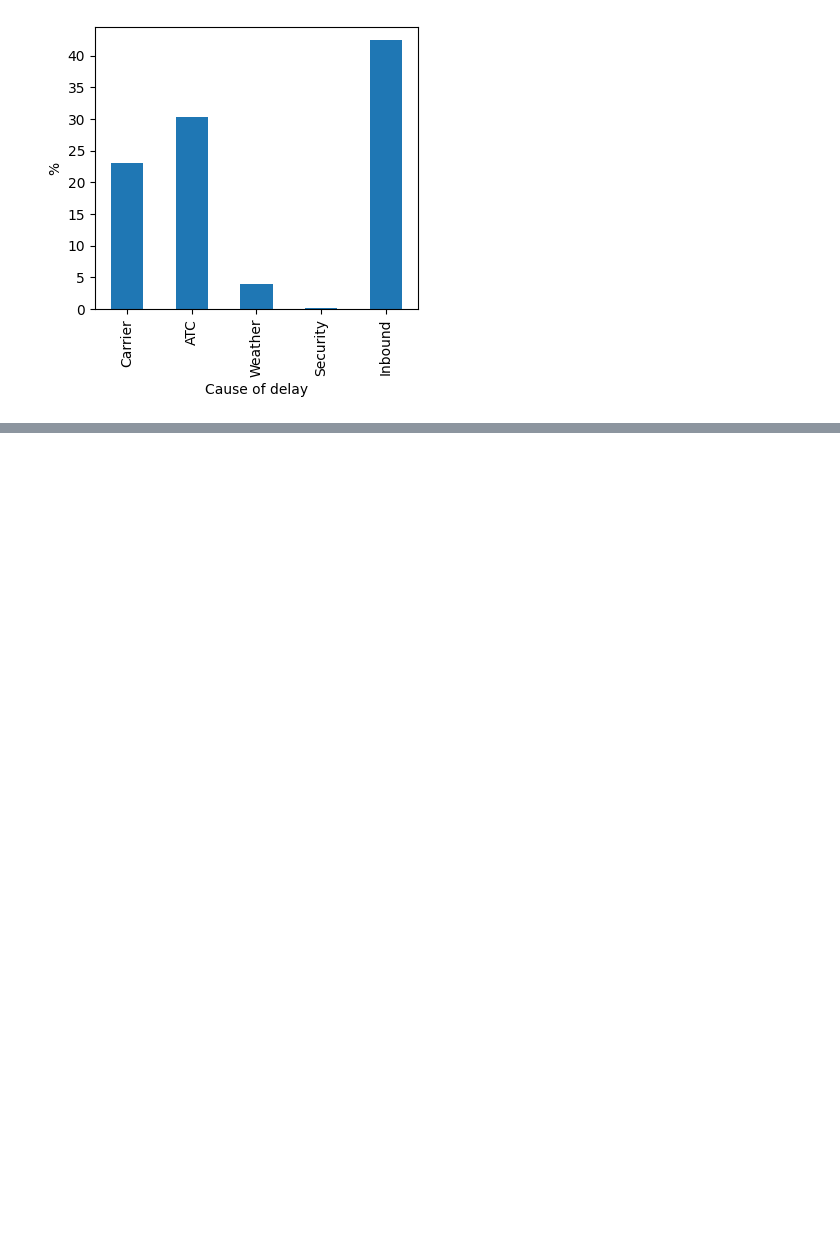
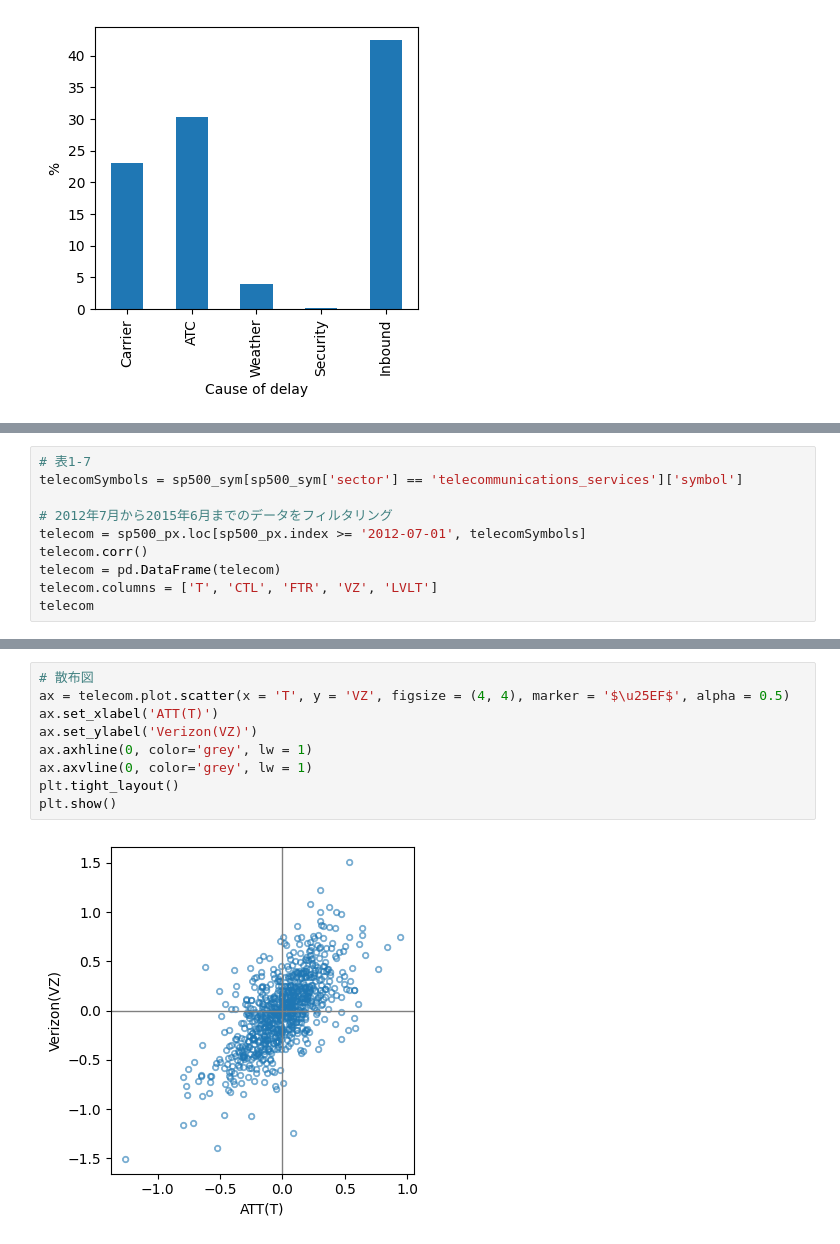
Before and after one commit to yuji-sgs/Practical-Statistics-for-Data-Scientists, a Jupyter notebook: Chapter1_.ipynb, the cells around one changed output, grey strips where cells are left out. Drawn from its saved outputs; the diff is of its cells as text; blank space fills up the shorter version.

```diff
--- a/Chapter1_.ipynb
+++ b/Chapter1_.ipynb
@@ -203,0 +209,10 @@ plt.show()
+# %%
+# 表1-7
+telecomSymbols = sp500_sym[sp500_sym['sector'] == 'telecommunications_services']['symbol']
+
+# 2012年7月から2015年6月までのデータをフィルタリング
+telecom = sp500_px.loc[sp500_px.index >= '2012-07-01', telecomSymbols]
+telecom.corr()
+telecom = pd.DataFrame(telecom)
+telecom.columns = ['T', 'CTL', 'FTR', 'VZ', 'LVLT']
+telecom
@@ -203,0 +311,11 @@ plt.show()
+# %%
+# 散布図
+ax = telecom.plot.scatter(x = 'T', y = 'VZ', figsize = (4, 4), marker = '$\u25EF$', alpha = 0.5)
+ax.set_xlabel('ATT(T)')
+ax.set_ylabel('Verizon(VZ)')
+ax.axhline(0, color='grey', lw = 1)
+ax.axvline(0, color='grey', lw = 1)
+plt.tight_layout()
+plt.show()
+# %% [output]
+[figure, added]
```
Also changed, not shown: parts of 6 cells of this notebook.
